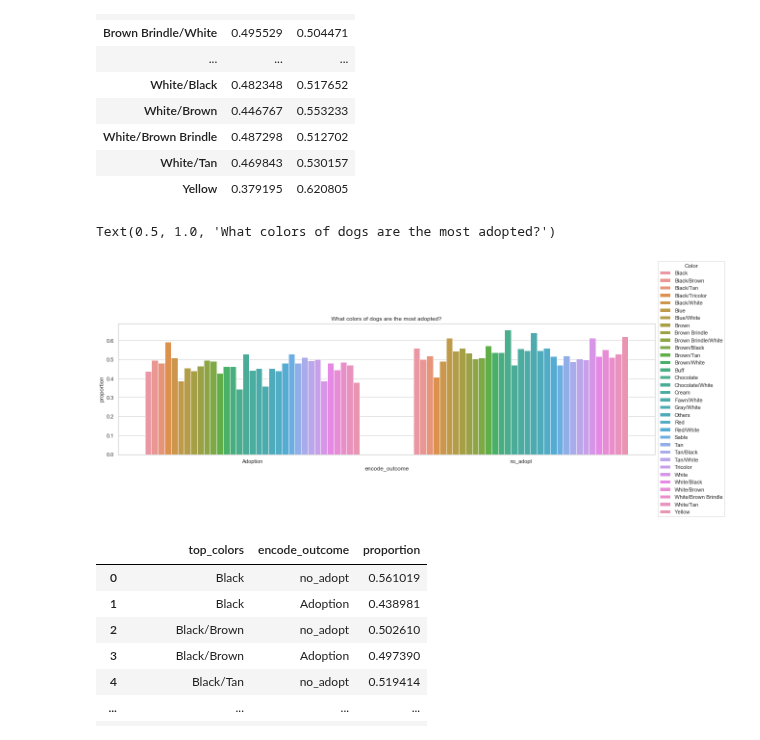
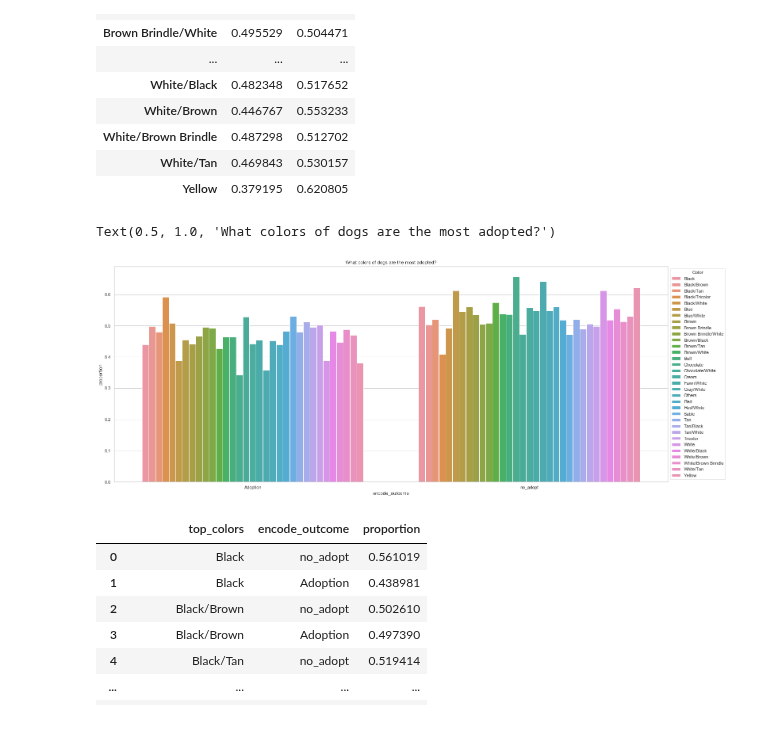
Before and after one commit to Jacqueline-A-Shay/Animal_Shelter, a Jupyter notebook: u.ipynb, the cells around one changed output. Drawn from its saved outputs; the diff is of its cells as text; code cells hidden in the pictures.

```diff
--- a/u.ipynb
+++ b/u.ipynb
@@ -803,30 +803,30 @@ Text(0.5, 1.0, 'What colors of dogs are the most adopted?')
 | White/Tan | 0.469843 | 0.530157 |
 | Yellow | 0.379195 | 0.620805 |
 # %%
-plt.figure(figsize=(20,5))
+plt.figure(figsize=(25,10))
 x, y, hue = "encode_outcome", "proportion", "top_colors"
 order = ['Adoption', 'no_adopt']
 
 prop_df = (dog_df[x]
            .groupby(dog_df[hue])
            .value_counts(normalize=True)
            .rename(y)
            .reset_index())
 
 (sns.barplot(x=x, y=y, hue=hue, data=prop_df,
              order = ['Adoption', 'no_adopt']))
 plt.legend(title='Color', loc='center left', bbox_to_anchor=(1, 0.5))
 plt.title('What colors of dogs are the most adopted?')
 
 # (df[x]
 #  .groupby(df[hue])
 #  .value_counts(normalize=True)
 #  .rename(y)
 #  .reset_index()
 #  .pipe((sns.barplot, "data"), x=x, y=y, hue=hue))
 # %% [output]
 Text(0.5, 1.0, 'What colors of dogs are the most adopted?')
-[figure, old version]
+[figure, new version]
 # %%
 # extract the colors where proportion adopt > no-adopt
 prop_df
```
Also changed, not shown: parts of 3 cells of this notebook.
